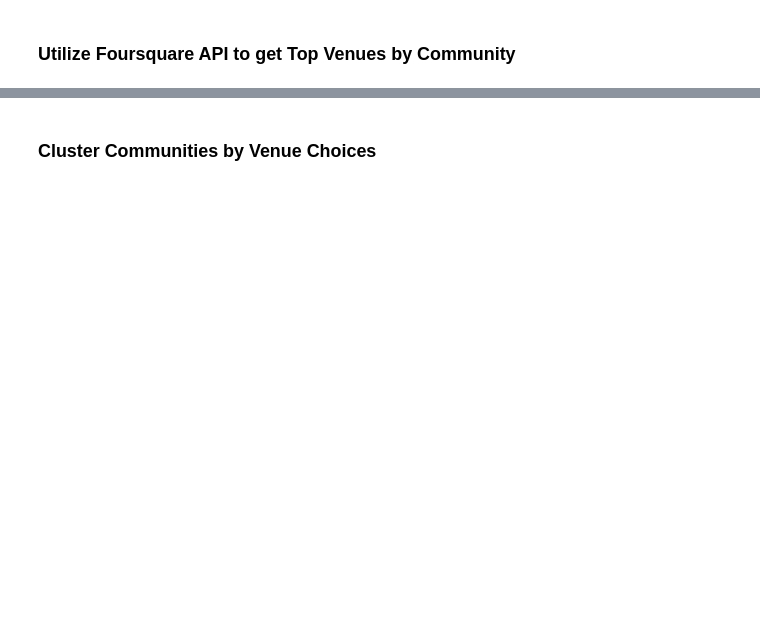
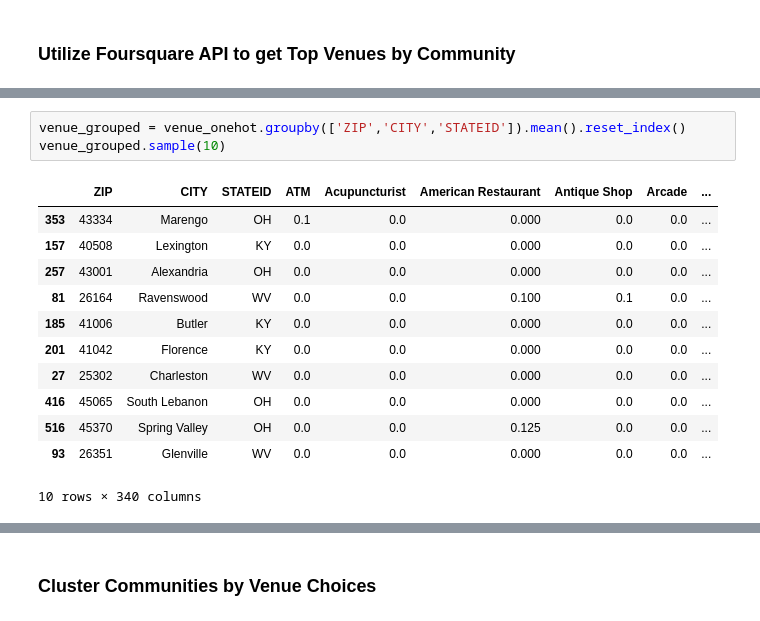
Before and after one commit to rsq215/Coursera_Capstone, a Jupyter notebook: RQueen Capstone Final Project - Part II.ipynb, the cells around one changed output, grey strips where cells are left out. Saved outputs shown, nothing was run; the diff lists cells and outputs as text; blank space fills up the shorter version.

```diff
--- a/RQueen Capstone Final Project - Part II.ipynb
+++ b/RQueen Capstone Final Project - Part II.ipynb
@@ -402,0 +650,16 @@ census_df[['ZIP','CITY','CLUSTER','CLUS_NAME']].head()
+# %%
+venue_grouped = venue_onehot.groupby(['ZIP','CITY','STATEID']).mean().reset_index()
+venue_grouped.sample(10)
+# %% [output]
+|  | ZIP | CITY | STATEID | ATM | Acupuncturist | American Restaurant | Antique Shop | Arcade | ... |
+| 353 | 43334 | Marengo | OH | 0.1 | 0.0 | 0.000 | 0.0 | 0.0 | ... |
+| 157 | 40508 | Lexington | KY | 0.0 | 0.0 | 0.000 | 0.0 | 0.0 | ... |
+| 257 | 43001 | Alexandria | OH | 0.0 | 0.0 | 0.000 | 0.0 | 0.0 | ... |
+| 81 | 26164 | Ravenswood | WV | 0.0 | 0.0 | 0.100 | 0.1 | 0.0 | ... |
+| 185 | 41006 | Butler | KY | 0.0 | 0.0 | 0.000 | 0.0 | 0.0 | ... |
+| 201 | 41042 | Florence | KY | 0.0 | 0.0 | 0.000 | 0.0 | 0.0 | ... |
+| 27 | 25302 | Charleston | WV | 0.0 | 0.0 | 0.000 | 0.0 | 0.0 | ... |
+| 416 | 45065 | South Lebanon | OH | 0.0 | 0.0 | 0.000 | 0.0 | 0.0 | ... |
+| 516 | 45370 | Spring Valley | OH | 0.0 | 0.0 | 0.125 | 0.0 | 0.0 | ... |
+| 93 | 26351 | Glenville | WV | 0.0 | 0.0 | 0.000 | 0.0 | 0.0 | ... |
+10 rows × 340 columns
```
Also changed, not shown: parts of 19 cells of this notebook.
